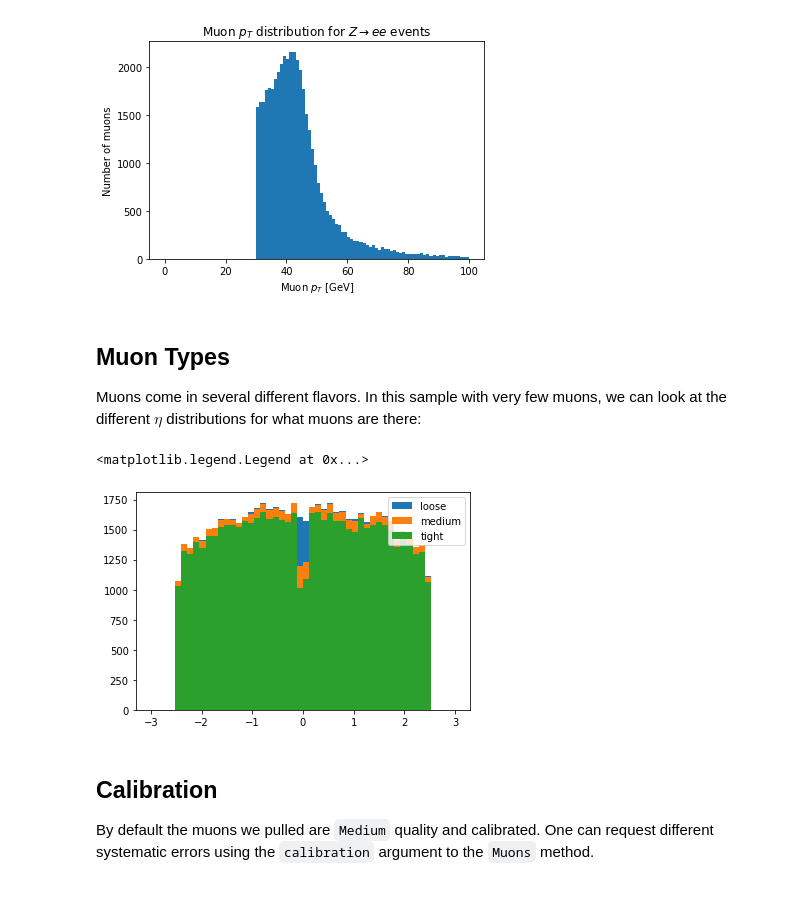
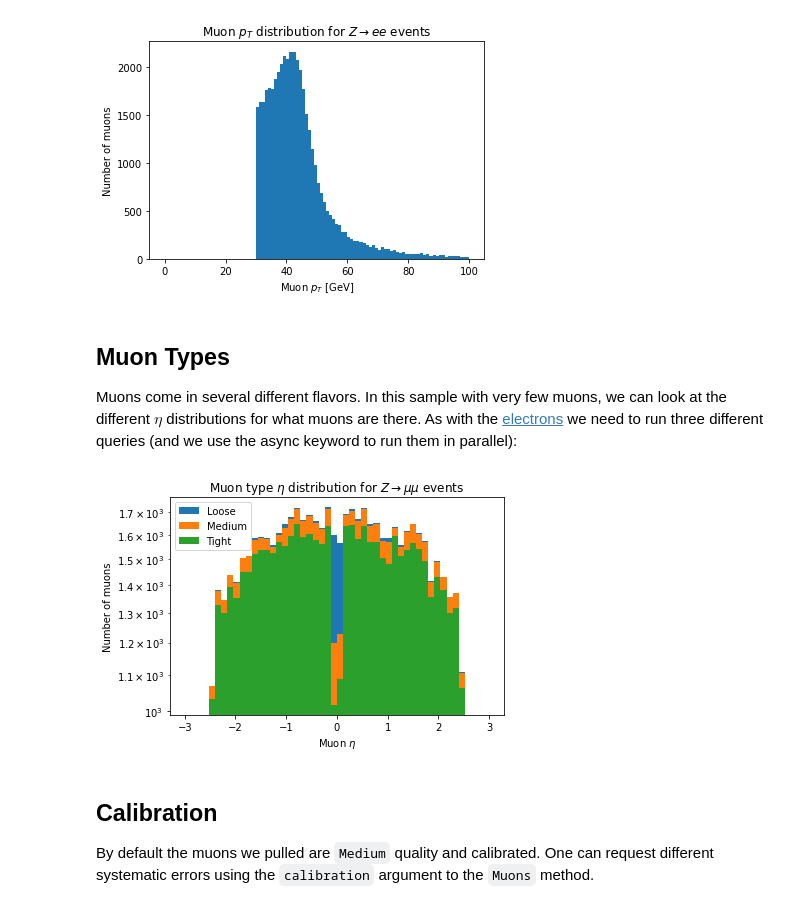
Before and after one commit to gordonwatts/xaod_usage, a Jupyter notebook: book/chapters/muons.ipynb, the cells around one changed output. Saved outputs shown, nothing was run; the diff lists cells and outputs as text; code cells hidden in the pictures.

```diff
--- a/book/chapters/muons.ipynb
+++ b/book/chapters/muons.ipynb
@@ -31,4 +39,4 @@ _ = plt.title('Muon $p_T$ distribution for $Z\\rightarrow ee$ events')
 # %% [markdown]
 ## Muon Types
 
-Muons come in several different flavors. In this sample with very few muons, we can look at the different $\eta$ distributions for what muons are there:
+Muons come in several different flavors. In this sample with very few muons, we can look at the different $\eta$ distributions for what muons are there. As with the [electrons](sec-ele-wp) we need to run three different queries (and we use the async keyword to run them in parallel):
@@ -44,11 +43,28 @@ muons = (ds
-# %%
-plt.hist(ak.flatten(muons.loose_eta), bins=50, range=(-3, 3), label='loose')
-plt.hist(ak.flatten(muons.medium_eta), bins=50, range=(-3, 3), label='medium')
-plt.hist(ak.flatten(muons.tight_eta), bins=50, range=(-3, 3), label='tight')
-plt.legend()
-# %% [output]
-<matplotlib.legend.Legend at 0x...>
-[figure, removed]
+# %%
+import logging
+# logging.basicConfig(level=logging.DEBUG)
+# logging.getLogger("func_adl_xAOD.common.local_dataset").setLevel(level=logging.DEBUG)
+# from servicex import ignore_cache
+# with ignore_cache():
+muon_working_points = ['Loose', 'Medium','Tight']
+muons_async = [
+    (calib_tools.query_update(ds, muon_working_point=wp)
+        .SelectMany(lambda e: [mu.eta() for mu in e.Muons()])
+        .AsAwkwardArray('eta')
+        .value_async())
+    for wp in muon_working_points
+]
+muons_wp = await asyncio.gather(*muons_async)
+# %%
+for idx, wp in list(enumerate(muon_working_points)):
+    plt.hist(muons_wp[idx].eta, bins=50, range=(-3, 3), label=wp)
+plt.xlabel('Muon $\\eta$')
+plt.ylabel('Number of muons')
+plt.yscale('log')
+plt.title(r'Muon type $\eta$ distribution for $Z\rightarrow \mu\mu$ events')
+_ = plt.legend()
+# %% [output]
+[figure, added]
 # %% [markdown]
 ## Calibration
 
```
Also changed, not shown: parts of 15 cells of this notebook, 2 other files.
